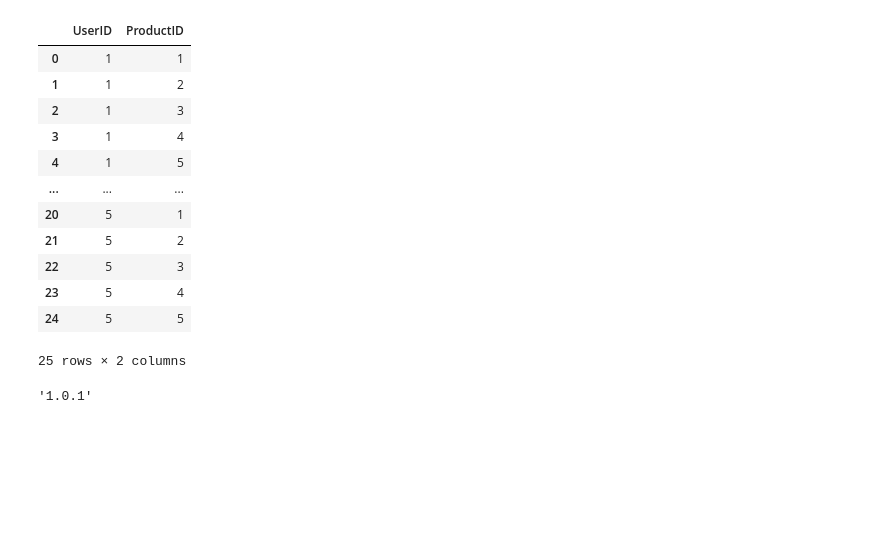
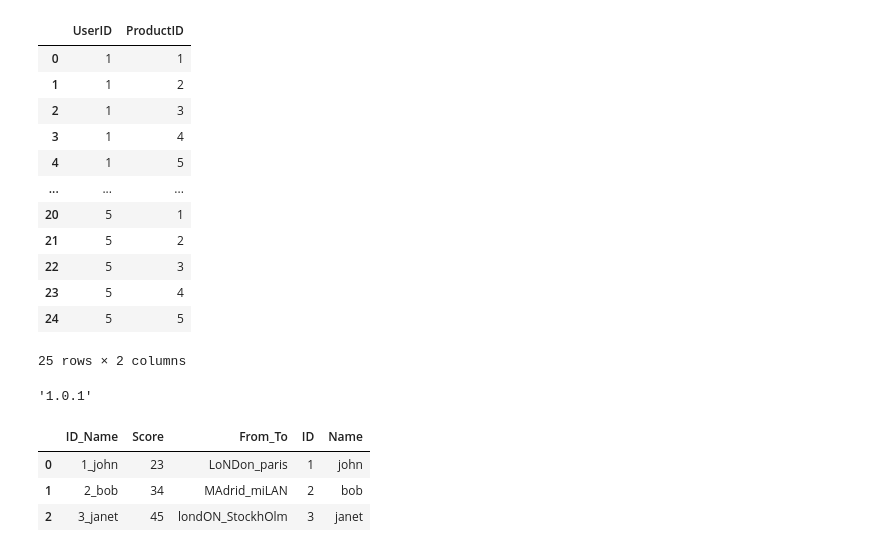
Before and after one commit to nitesh-sinha/machine-learning-jupyter-notebooks, a Jupyter notebook: 7-pandas.ipynb, the cells around one changed output. Cells and saved outputs as stored; diff of their text form; code cells hidden in the pictures; blank space fills up the shorter version.

Commit message:
add result_type=expand to unpack >1 element into separate columns

```diff
--- a/7-pandas.ipynb
+++ b/7-pandas.ipynb
@@ -1306,3 +1306,20 @@ user_product
 pd.__version__
 # %% [output]
 '1.0.1'
+# %%
+# Use expand to return more than one element from apply function
+def get_first_last(s):
+    str_lis = s.split("_")
+    return [str_lis[0], str_lis[1]] # Return two elements as a list
+
+df = pd.DataFrame({'ID_Name': ['1_john', '2_bob', '3_janet'],
+'Score': [23, 34, 45], 'From_To': ['LoNDon_paris', 'MAdrid_miLAN', 'londON_StockhOlm']})
+
+# Unpack the two returned elements to form two new columns
+df[['ID','Name']] = df.apply(lambda x: get_first_last(x['ID_Name']), axis=1, result_type='expand')
+df
+# %% [output]
+|  | ID_Name | Score | From_To | ID | Name |
+| 0 | 1_john | 23 | LoNDon_paris | 1 | john |
+| 1 | 2_bob | 34 | MAdrid_miLAN | 2 | bob |
+| 2 | 3_janet | 45 | londON_StockhOlm | 3 | janet |
```
